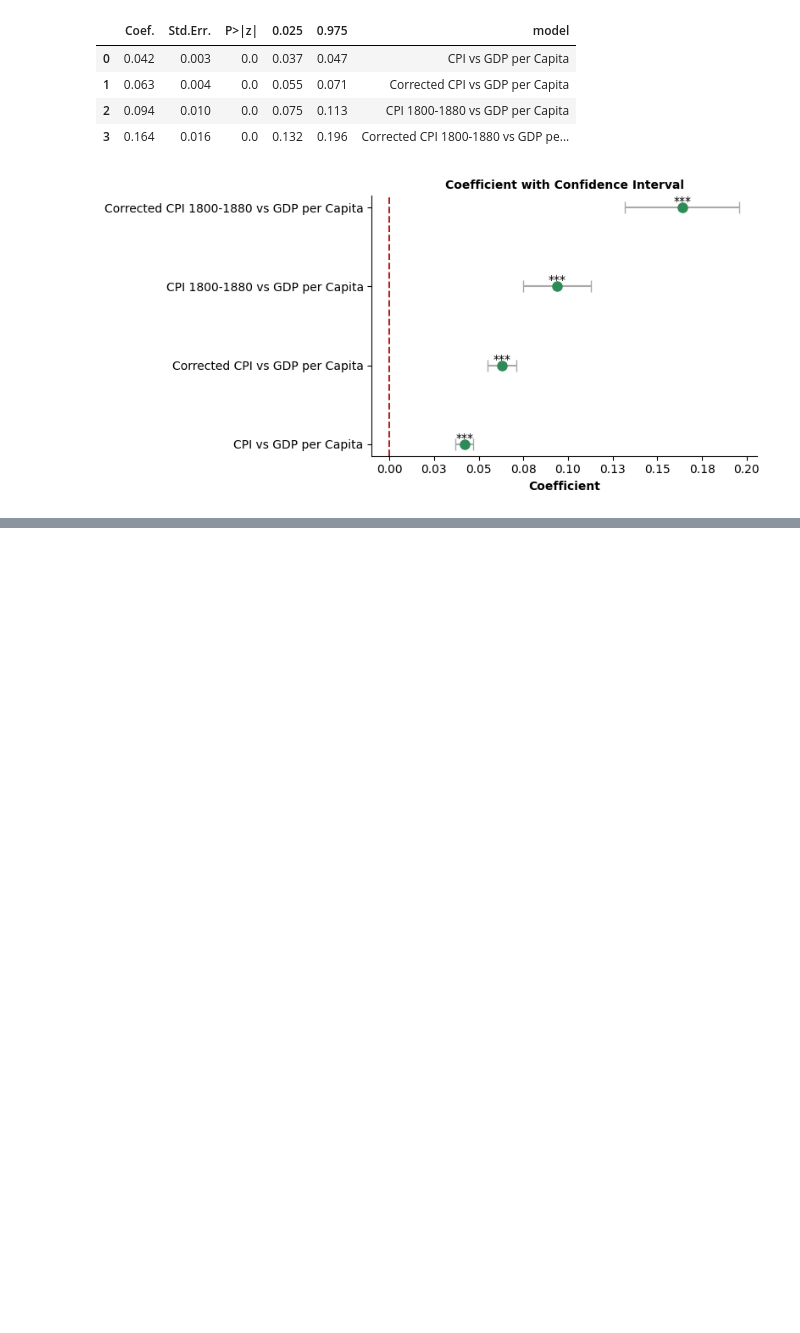
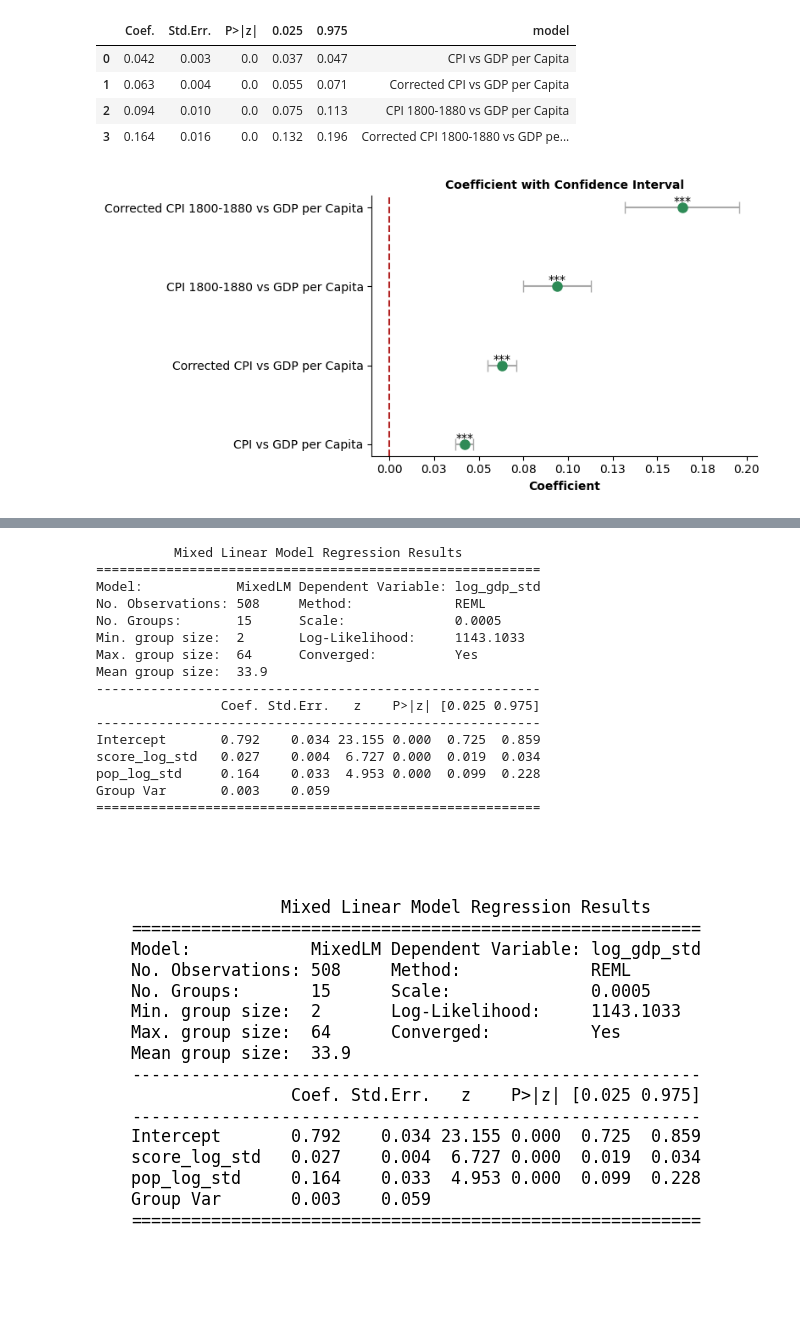
Before and after one commit to charlesdedampierre/cultura, a Jupyter notebook: 9 - statistics_gdp_cultural_index.ipynb, the cells around one changed output, grey strips where cells are left out. Drawn from its saved outputs; the diff is of its cells as text; code cells hidden in the pictures; blank space fills up the shorter version.

```diff
--- a/9 - statistics_gdp_cultural_index.ipynb
+++ b/9 - statistics_gdp_cultural_index.ipynb
@@ -613,0 +703,36 @@ plt.show()
+# %%
+# Mixed Effects Model
+model = smf.mixedlm("log_gdp_std ~ score_log_std + pop_log_std", df_ols_pop, groups=df_ols_pop["region_name"])
+result = model.fit()
+
+print(result.summary())
+
+sm_table = result.summary().tables[1]
+sm_table.index = ['Intercept', 'CPI', "Population",'Group Var']
+sm_table['model'] = 'Corrected CPI'
+sm_table = sm_table.reset_index()
+
+# Plotting the summary text
+fig, ax = plt.subplots(figsize=(8, 6))
+ax.text(0.5, 0.5, result.summary(), fontsize=12, va='center', ha='center', fontname='Monospace')
+ax.axis('off')  # Turn off the axis
+
+plt.savefig('model_summary_pop_cpi.png', dpi=300, bbox_inches='tight', pad_inches=0.5)
+# %% [output]
+          Mixed Linear Model Regression Results
+=========================================================
+Model:            MixedLM Dependent Variable: log_gdp_std
+No. Observations: 508     Method:             REML
+No. Groups:       15      Scale:              0.0005
+Min. group size:  2       Log-Likelihood:     1143.1033
+Max. group size:  64      Converged:          Yes
+Mean group size:  33.9
+---------------------------------------------------------
+                Coef. Std.Err.   z    P>|z| [0.025 0.975]
+---------------------------------------------------------
+Intercept       0.792    0.034 23.155 0.000  0.725  0.859
+score_log_std   0.027    0.004  6.727 0.000  0.019  0.034
+pop_log_std     0.164    0.033  4.953 0.000  0.099  0.228
+Group Var       0.003    0.059
+=========================================================
+[figure, added]
```
Also changed, not shown: parts of 10 cells of this notebook, 4 other files.
